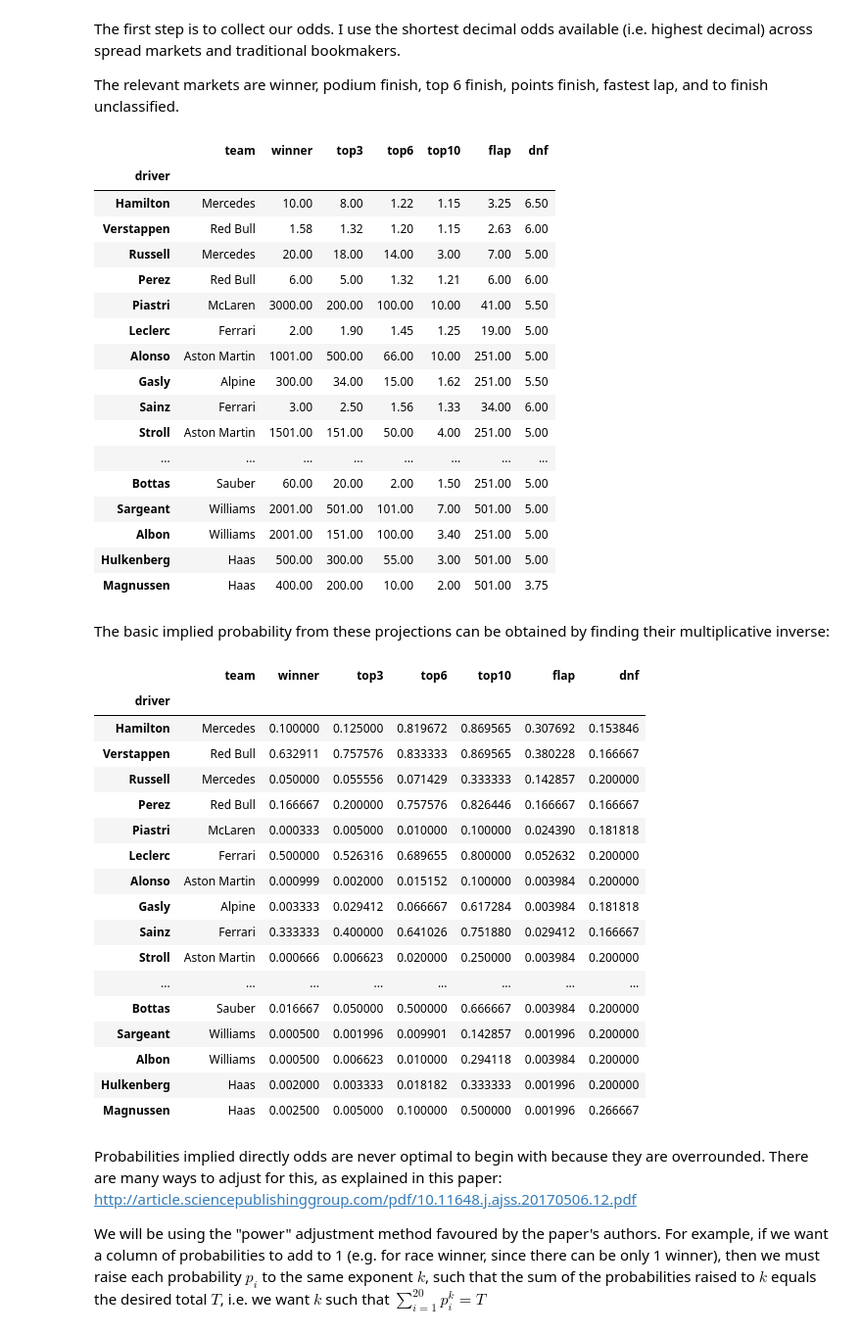
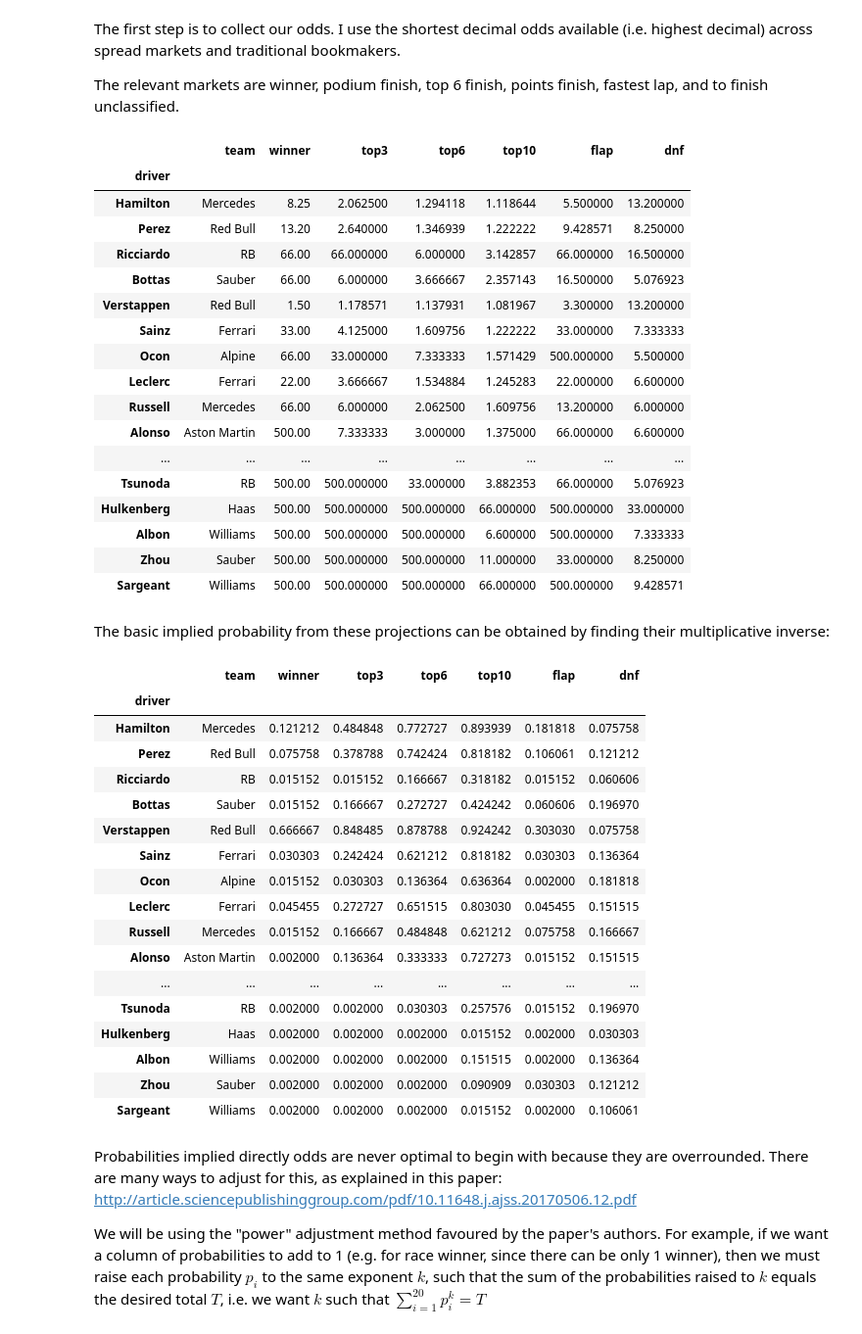
Before and after one commit to forest2087/f1_fantasy_model, a Jupyter notebook: f1-2024.ipynb, the cells around one changed output. Shown at 98% size. Saved outputs shown, nothing was run; the diff lists cells and outputs as text; code cells hidden in the pictures.

```diff
--- a/f1-2024.ipynb
+++ b/f1-2024.ipynb
@@ -57,28 +57,28 @@ The relevant markets are winner, podium finish, top 6 finish, points finish, fas
 # %%
 #df = pd.read_csv('https://raw.githubusercontent.com/harryrgrove/F1_model/master/odds_input.csv', index_col=0)
 #df = pd.read_csv('/content/drive/MyDrive/Colab Notebooks/odds_input_2022.csv', index_col=0)
-df = pd.read_csv('odds_input_2024.csv', index_col=0)
+df = pd.read_csv('odds.csv', index_col=0)
 
 df
 # %% [output]
 |  | team | winner | top3 | top6 | top10 | flap | dnf |
 | driver |  |  |  |  |  |  |  |
-| Hamilton | Mercedes | 10.00 | 8.00 | 1.22 | 1.15 | 3.25 | 6.50 |
-| Verstappen | Red Bull | 1.58 | 1.32 | 1.20 | 1.15 | 2.63 | 6.00 |
-| Russell | Mercedes | 20.00 | 18.00 | 14.00 | 3.00 | 7.00 | 5.00 |
-| Perez | Red Bull | 6.00 | 5.00 | 1.32 | 1.21 | 6.00 | 6.00 |
-| Piastri | McLaren | 3000.00 | 200.00 | 100.00 | 10.00 | 41.00 | 5.50 |
-| Leclerc | Ferrari | 2.00 | 1.90 | 1.45 | 1.25 | 19.00 | 5.00 |
-| Alonso | Aston Martin | 1001.00 | 500.00 | 66.00 | 10.00 | 251.00 | 5.00 |
-| Gasly | Alpine | 300.00 | 34.00 | 15.00 | 1.62 | 251.00 | 5.50 |
-| Sainz | Ferrari | 3.00 | 2.50 | 1.56 | 1.33 | 34.00 | 6.00 |
-| Stroll | Aston Martin | 1501.00 | 151.00 | 50.00 | 4.00 | 251.00 | 5.00 |
+| Hamilton | Mercedes | 8.25 | 2.062500 | 1.294118 | 1.118644 | 5.500000 | 13.200000 |
+| Perez | Red Bull | 13.20 | 2.640000 | 1.346939 | 1.222222 | 9.428571 | 8.250000 |
+| Ricciardo | RB | 66.00 | 66.000000 | 6.000000 | 3.142857 | 66.000000 | 16.500000 |
+| Bottas | Sauber | 66.00 | 6.000000 | 3.666667 | 2.357143 | 16.500000 | 5.076923 |
+| Verstappen | Red Bull | 1.50 | 1.178571 | 1.137931 | 1.081967 | 3.300000 | 13.200000 |
+| Sainz | Ferrari | 33.00 | 4.125000 | 1.609756 | 1.222222 | 33.000000 | 7.333333 |
+| Ocon | Alpine | 66.00 | 33.000000 | 7.333333 | 1.571429 | 500.000000 | 5.500000 |
+| Leclerc | Ferrari | 22.00 | 3.666667 | 1.534884 | 1.245283 | 22.000000 | 6.600000 |
+| Russell | Mercedes | 66.00 | 6.000000 | 2.062500 | 1.609756 | 13.200000 | 6.000000 |
+| Alonso | Aston Martin | 500.00 | 7.333333 | 3.000000 | 1.375000 | 66.000000 | 6.600000 |
 | ... | ... | ... | ... | ... | ... | ... | ... |
-| Bottas | Sauber | 60.00 | 20.00 | 2.00 | 1.50 | 251.00 | 5.00 |
-| Sargeant | Williams | 2001.00 | 501.00 | 101.00 | 7.00 | 501.00 | 5.00 |
-| Albon | Williams | 2001.00 | 151.00 | 100.00 | 3.40 | 251.00 | 5.00 |
-| Hulkenberg | Haas | 500.00 | 300.00 | 55.00 | 3.00 | 501.00 | 5.00 |
-| Magnussen | Haas | 400.00 | 200.00 | 10.00 | 2.00 | 501.00 | 3.75 |
+| Tsunoda | RB | 500.00 | 500.000000 | 33.000000 | 3.882353 | 66.000000 | 5.076923 |
+| Hulkenberg | Haas | 500.00 | 500.000000 | 500.000000 | 66.000000 | 500.000000 | 33.000000 |
+| Albon | Williams | 500.00 | 500.000000 | 500.000000 | 6.600000 | 500.000000 | 7.333333 |
+| Zhou | Sauber | 500.00 | 500.000000 | 500.000000 | 11.000000 | 33.000000 | 8.250000 |
+| Sargeant | Williams | 500.00 | 500.000000 | 500.000000 | 66.000000 | 500.000000 | 9.428571 |
 # %% [markdown]
 The basic implied probability from these projections can be obtained by finding their multiplicative inverse:
 # %%
@@ -89,22 +89,22 @@ df
 # %% [output]
 |  | team | winner | top3 | top6 | top10 | flap | dnf |
 | driver |  |  |  |  |  |  |  |
-| Hamilton | Mercedes | 0.100000 | 0.125000 | 0.819672 | 0.869565 | 0.307692 | 0.153846 |
-| Verstappen | Red Bull | 0.632911 | 0.757576 | 0.833333 | 0.869565 | 0.380228 | 0.166667 |
-| Russell | Mercedes | 0.050000 | 0.055556 | 0.071429 | 0.333333 | 0.142857 | 0.200000 |
-| Perez | Red Bull | 0.166667 | 0.200000 | 0.757576 | 0.826446 | 0.166667 | 0.166667 |
-| Piastri | McLaren | 0.000333 | 0.005000 | 0.010000 | 0.100000 | 0.024390 | 0.181818 |
-| Leclerc | Ferrari | 0.500000 | 0.526316 | 0.689655 | 0.800000 | 0.052632 | 0.200000 |
-| Alonso | Aston Martin | 0.000999 | 0.002000 | 0.015152 | 0.100000 | 0.003984 | 0.200000 |
-| Gasly | Alpine | 0.003333 | 0.029412 | 0.066667 | 0.617284 | 0.003984 | 0.181818 |
-| Sainz | Ferrari | 0.333333 | 0.400000 | 0.641026 | 0.751880 | 0.029412 | 0.166667 |
-| Stroll | Aston Martin | 0.000666 | 0.006623 | 0.020000 | 0.250000 | 0.003984 | 0.200000 |
+| Hamilton | Mercedes | 0.121212 | 0.484848 | 0.772727 | 0.893939 | 0.181818 | 0.075758 |
+| Perez | Red Bull | 0.075758 | 0.378788 | 0.742424 | 0.818182 | 0.106061 | 0.121212 |
+| Ricciardo | RB | 0.015152 | 0.015152 | 0.166667 | 0.318182 | 0.015152 | 0.060606 |
+| Bottas | Sauber | 0.015152 | 0.166667 | 0.272727 | 0.424242 | 0.060606 | 0.196970 |
+| Verstappen | Red Bull | 0.666667 | 0.848485 | 0.878788 | 0.924242 | 0.303030 | 0.075758 |
+| Sainz | Ferrari | 0.030303 | 0.242424 | 0.621212 | 0.818182 | 0.030303 | 0.136364 |
+| Ocon | Alpine | 0.015152 | 0.030303 | 0.136364 | 0.636364 | 0.002000 | 0.181818 |
+| Leclerc | Ferrari | 0.045455 | 0.272727 | 0.651515 | 0.803030 | 0.045455 | 0.151515 |
+| Russell | Mercedes | 0.015152 | 0.166667 | 0.484848 | 0.621212 | 0.075758 | 0.166667 |
+| Alonso | Aston Martin | 0.002000 | 0.136364 | 0.333333 | 0.727273 | 0.015152 | 0.151515 |
 | ... | ... | ... | ... | ... | ... | ... | ... |
-| Bottas | Sauber | 0.016667 | 0.050000 | 0.500000 | 0.666667 | 0.003984 | 0.200000 |
-| Sargeant | Williams | 0.000500 | 0.001996 | 0.009901 | 0.142857 | 0.001996 | 0.200000 |
-| Albon | Williams | 0.000500 | 0.006623 | 0.010000 | 0.294118 | 0.003984 | 0.200000 |
-| Hulkenberg | Haas | 0.002000 | 0.003333 | 0.018182 | 0.333333 | 0.001996 | 0.200000 |
-| Magnussen | Haas | 0.002500 | 0.005000 | 0.100000 | 0.500000 | 0.001996 | 0.266667 |
+| Tsunoda | RB | 0.002000 | 0.002000 | 0.030303 | 0.257576 | 0.015152 | 0.196970 |
+| Hulkenberg | Haas | 0.002000 | 0.002000 | 0.002000 | 0.015152 | 0.002000 | 0.030303 |
+| Albon | Williams | 0.002000 | 0.002000 | 0.002000 | 0.151515 | 0.002000 | 0.136364 |
+| Zhou | Sauber | 0.002000 | 0.002000 | 0.002000 | 0.090909 | 0.030303 | 0.121212 |
+| Sargeant | Williams | 0.002000 | 0.002000 | 0.002000 | 0.015152 | 0.002000 | 0.106061 |
 # %% [markdown]
 Probabilities implied directly odds are never optimal to begin with because they are overrounded. There are many ways to adjust for this, as explained in this paper: http://article.sciencepublishinggroup.com/pdf/10.11648.j.ajss.20170506.12.pdf
 
```
Also changed, not shown: parts of 25 cells of this notebook, 16 other files.
